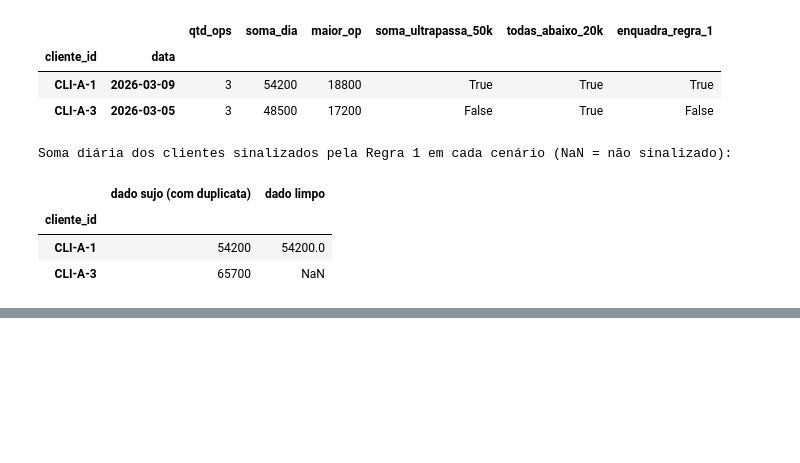
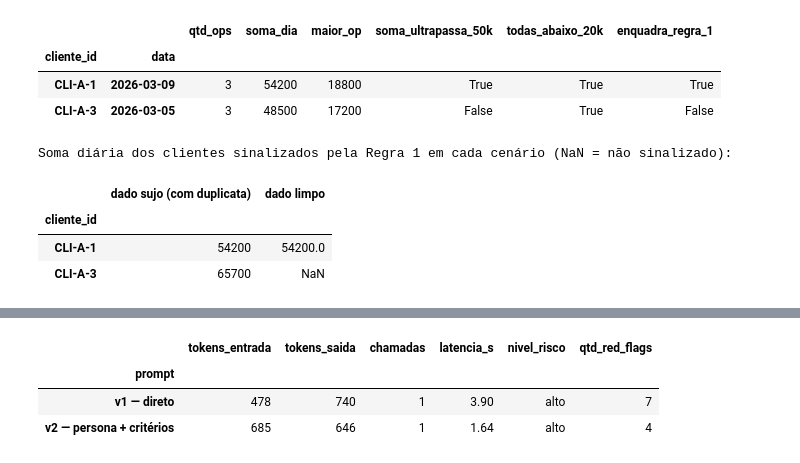
Before and after one commit to oliveiradev06/case-itau, a Jupyter notebook: nivel_1/nivel_1.ipynb, the cells around one changed output, grey strips where cells are left out. Cells and saved outputs as stored; diff of their text form; code cells hidden in the pictures; blank space fills up the shorter version.

```diff
--- a/nivel_1/nivel_1.ipynb
+++ b/nivel_1/nivel_1.ipynb
@@ -257,0 +417,26 @@ A Parte B toma o **CLI-A-1** — o caso de fracionamento — e pede à LLM o par
+# %%
+prompt_v2 = f"""Você é um analista sênior de Prevenção à Lavagem de Dinheiro (PLD) de um banco
+brasileiro, redigindo um parecer para a mesa de triagem.
+
+Contexto da sinalização: a regra determinística de fracionamento marca clientes com 3 ou mais
+operações no mesmo dia somando acima de R$ 50.000, todas individualmente abaixo de R$ 20.000
+(padrão conhecido como smurfing/estruturação: fatiar valores para escapar de limites de reporte).
+
+Todos os números abaixo já foram calculados pelo sistema — não recalcule nada; seu papel é
+interpretar o padrão e redigir o parecer.
+
+Dossiê do cliente:
+{json.dumps(dossie, ensure_ascii=False, indent=2)}
+
+Critérios para o nível de risco:
+- alto: padrão compatível com tipologia conhecida de lavagem (ex.: estruturação deliberada);
+- medio: desvio relevante do comportamento, mas com possível explicação legítima;
+- baixo: movimentação compatível com o perfil.
+
+Responda SOMENTE com um JSON válido, sem markdown, com os campos:
+nivel_risco (baixo/medio/alto), tipologia_suspeita, red_flags (lista de indícios, citando
+valores e datas do dossiê), justificativa (parágrafo citando explicitamente os números)."""
+
+parecer_v2, erro_v2, metricas_v2 = pedir_parecer(prompt_v2)
+print(json.dumps(parecer_v2, ensure_ascii=False, indent=2))
+print("\nmétricas:", metricas_v2)
@@ -257,0 +457,17 @@ A Parte B toma o **CLI-A-1** — o caso de fracionamento — e pede à LLM o par
+# %%
+import pandas as pd
+
+comparacao_prompts = pd.DataFrame([
+    {"prompt": "v1 — direto", **metricas_v1,
+     "nivel_risco": parecer_v1["nivel_risco"] if parecer_v1 else "FALHOU",
+     "qtd_red_flags": len(parecer_v1["red_flags"]) if parecer_v1 else None},
+    {"prompt": "v2 — persona + critérios", **metricas_v2,
+     "nivel_risco": parecer_v2["nivel_risco"] if parecer_v2 else "FALHOU",
+     "qtd_red_flags": len(parecer_v2["red_flags"]) if parecer_v2 else None},
+]).set_index("prompt")
+comparacao_prompts
+# %% [output]
+|  | tokens_entrada | tokens_saida | chamadas | latencia_s | nivel_risco | qtd_red_flags |
+| prompt |  |  |  |  |  |  |
+| v1 — direto | 478 | 740 | 1 | 3.90 | alto | 7 |
+| v2 — persona + critérios | 685 | 646 | 1 | 1.64 | alto | 4 |
```
Also changed, not shown: parts of 9 cells of this notebook, 4 other files.
